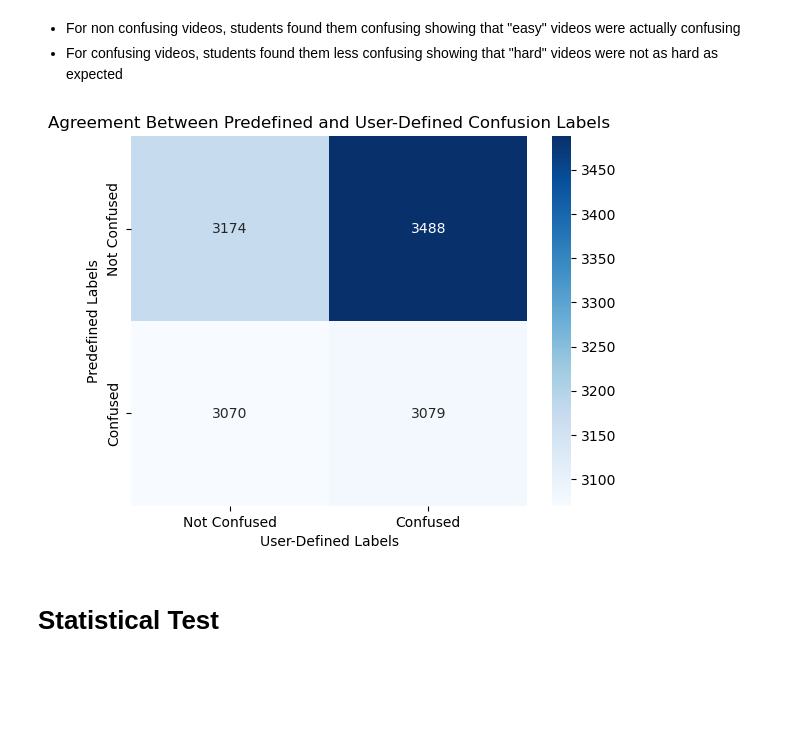
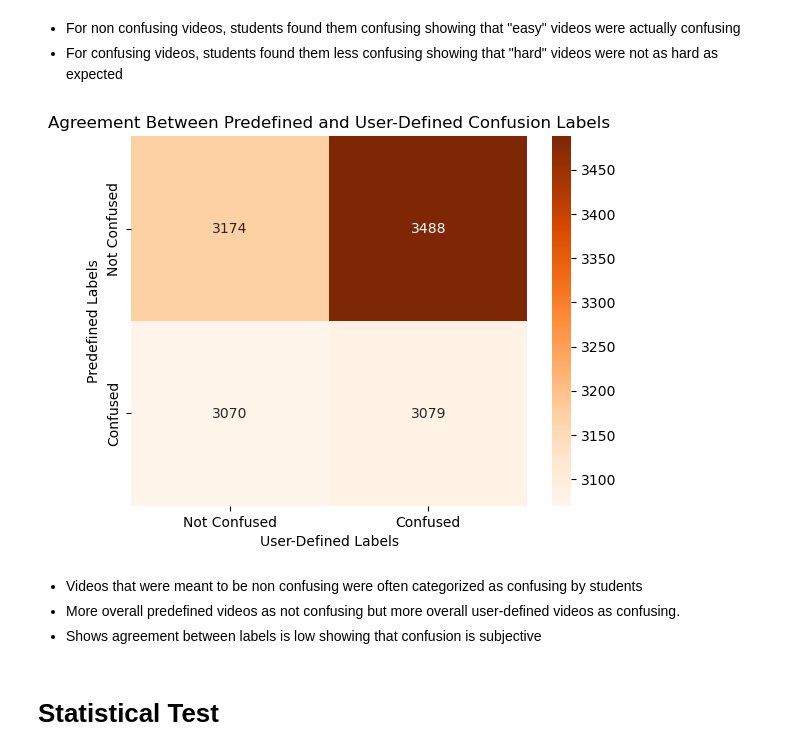
Before and after one commit to lseseri/EEG_confusion_analysis, a Jupyter notebook: confused_students_EEG.ipynb, the cells around one changed output. Cells and saved outputs as stored; diff of their text form; code cells hidden in the pictures; blank space fills up the shorter version.

```diff
--- a/confused_students_EEG.ipynb
+++ b/confused_students_EEG.ipynb
@@ -230,18 +234,20 @@ plt.show()
 - For non confusing videos, students found them confusing showing that "easy" videos were actually confusing
 - For confusing videos, students found them less confusing showing that "hard"  videos were not as hard as expected
 # %%
-from sklearn.metrics import confusion_matrix
-
 conf_matrix = confusion_matrix(eeg_df["predefinedlabel"], eeg_df["userdefinedlabel"])
-sns.heatmap(conf_matrix, annot=True, fmt="d", cmap="Blues",
+sns.heatmap(conf_matrix, annot=True, fmt="d", cmap="Oranges",
             xticklabels=["Not Confused", "Confused"],
             yticklabels=["Not Confused", "Confused"])
 plt.xlabel("User-Defined Labels")
 plt.ylabel("Predefined Labels")
 plt.title("Agreement Between Predefined and User-Defined Confusion Labels")
 plt.show()
 # %% [output]
-[figure, old version]
+[figure, new version]
+# %% [markdown]
+- Videos that were meant to be non confusing were often categorized as confusing by students
+- More overall predefined videos as not confusing but more overall user-defined videos as confusing.
+- Shows agreement between labels is low showing that confusion is subjective
 # %% [markdown]
 # Statistical Test
 # %% [markdown]
```
Also changed, not shown: parts of 16 cells of this notebook.
